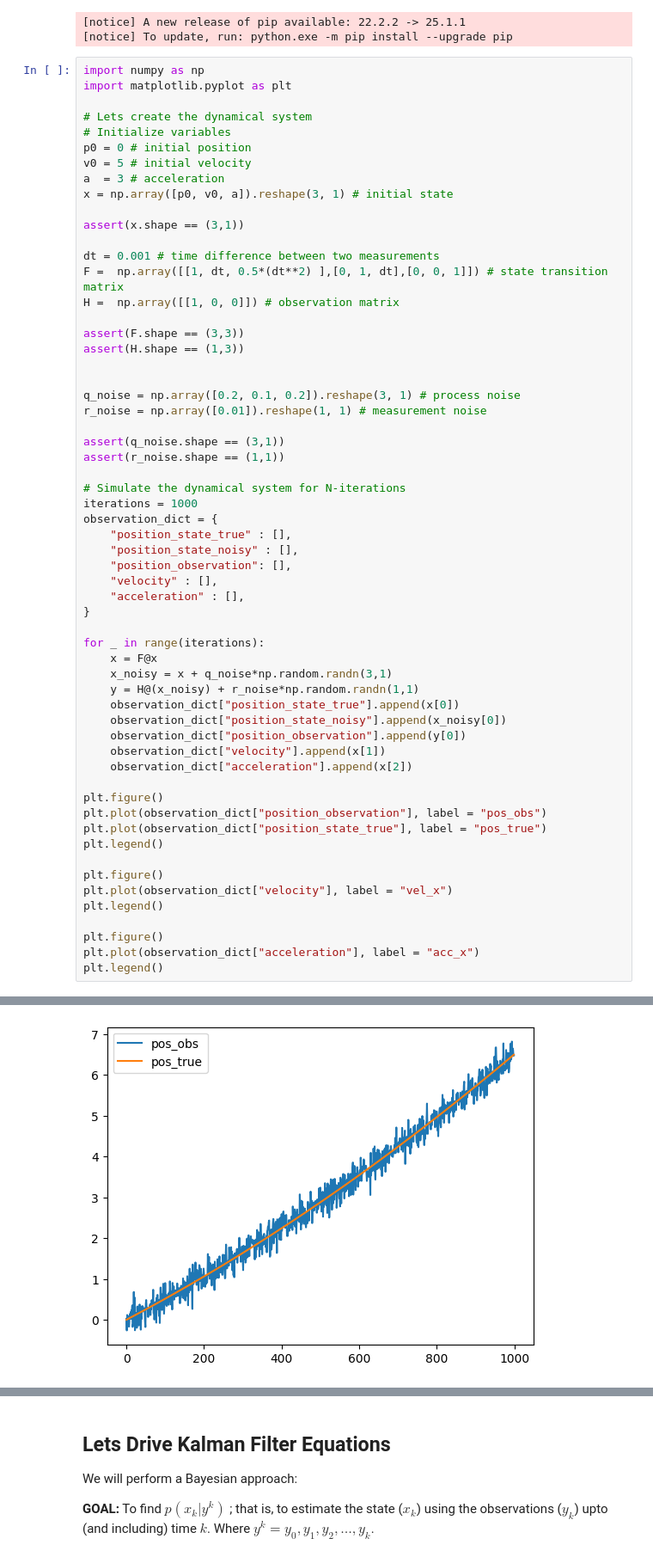
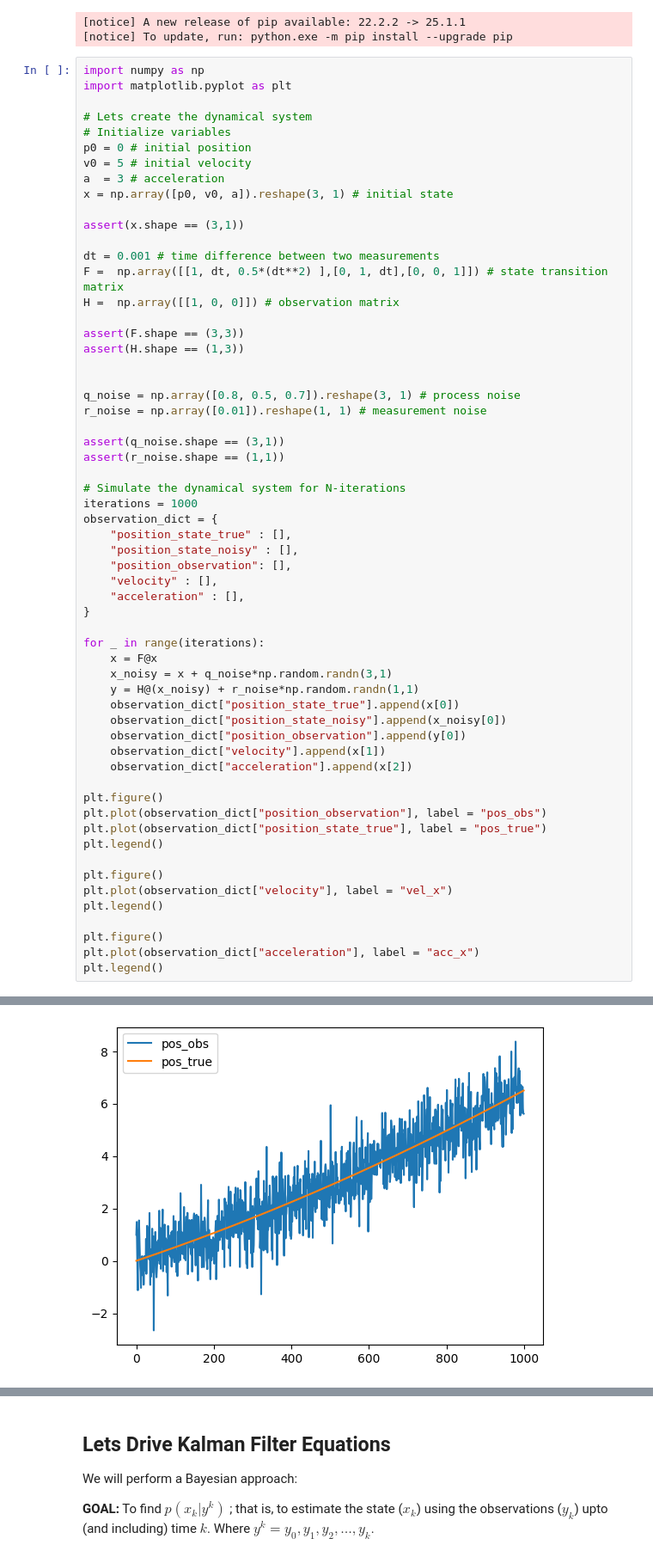
Before and after one commit to utkutahan/kalman-filtering-tutorial, a Jupyter notebook: kalman.ipynb, the cells around one changed output, grey strips where cells are left out. Shown: that part at 86% size. Cells and saved outputs as stored; diff of their text form.

```diff
--- a/kalman.ipynb
+++ b/kalman.ipynb
@@ -105,7 +105,7 @@ assert(F.shape == (3,3))
 assert(H.shape == (1,3))
 
 
-q_noise = np.array([0.2, 0.1, 0.2]).reshape(3, 1) # process noise
+q_noise = np.array([0.8, 0.5, 0.7]).reshape(3, 1) # process noise
 r_noise = np.array([0.01]).reshape(1, 1) # measurement noise
 
 assert(q_noise.shape == (3,1))
@@ -118,34 +118,34 @@ observation_dict = {
     "position_state_noisy" : [],
     "position_observation": [],
     "velocity" : [],
     "acceleration" : [],
 }
 
 for _ in range(iterations):
     x = F@x
     x_noisy = x + q_noise*np.random.randn(3,1)
     y = H@(x_noisy) + r_noise*np.random.randn(1,1)
     observation_dict["position_state_true"].append(x[0])
     observation_dict["position_state_noisy"].append(x_noisy[0])
     observation_dict["position_observation"].append(y[0])
     observation_dict["velocity"].append(x[1])
     observation_dict["acceleration"].append(x[2])
 
 plt.figure()
 plt.plot(observation_dict["position_observation"], label = "pos_obs")
 plt.plot(observation_dict["position_state_true"], label = "pos_true")
 plt.legend()
 
 plt.figure()
 plt.plot(observation_dict["velocity"], label = "vel_x")
 plt.legend()
 
 plt.figure()
 plt.plot(observation_dict["acceleration"], label = "acc_x")
 plt.legend()
 # %% [output]
 <matplotlib.legend.Legend at 0x...>
-[figure, old version]
+[figure, new version]
 [figure]
 [figure]
 # %% [markdown]
```
Also changed, not shown: parts of 1 cell of this notebook.
